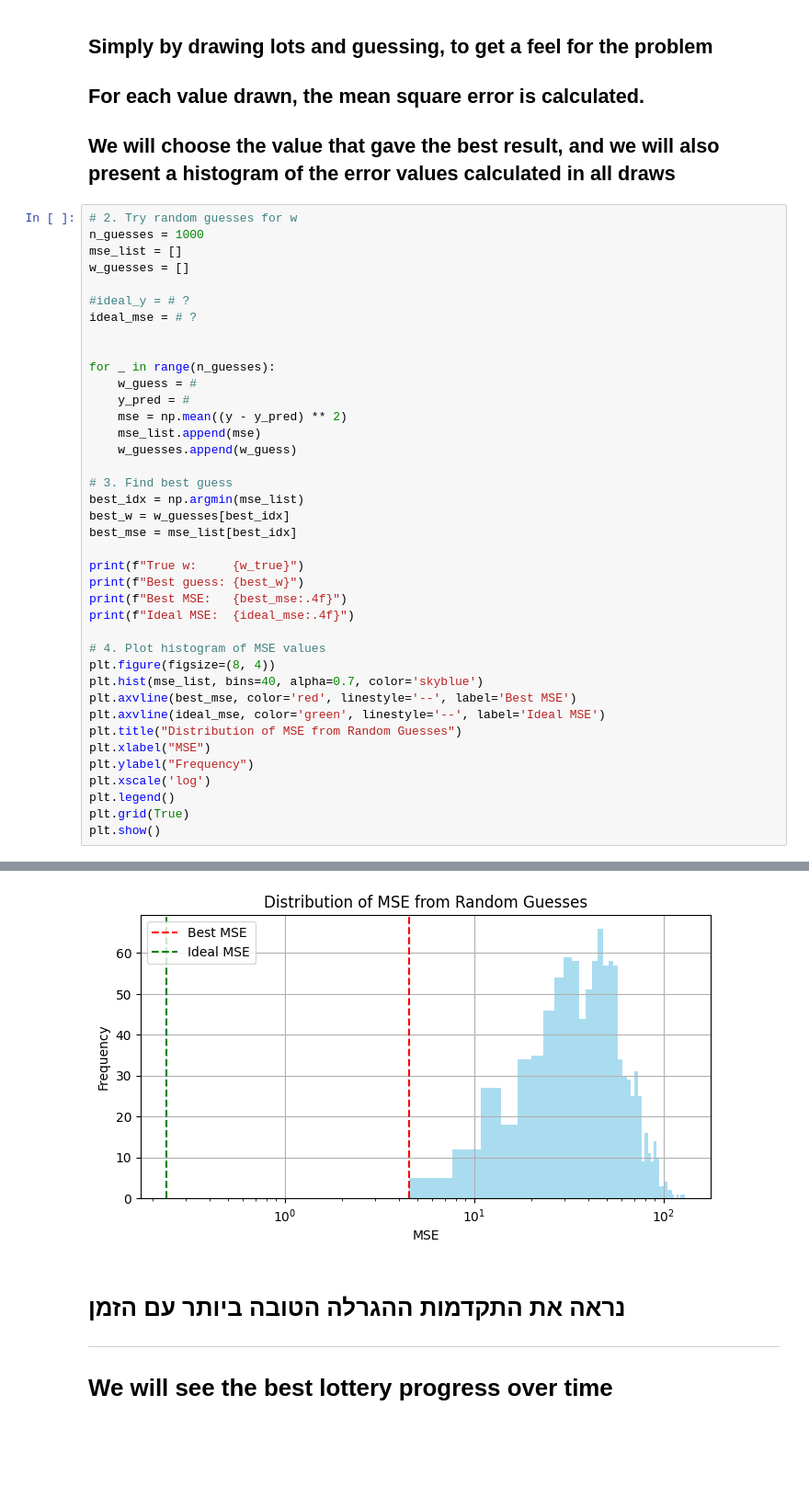
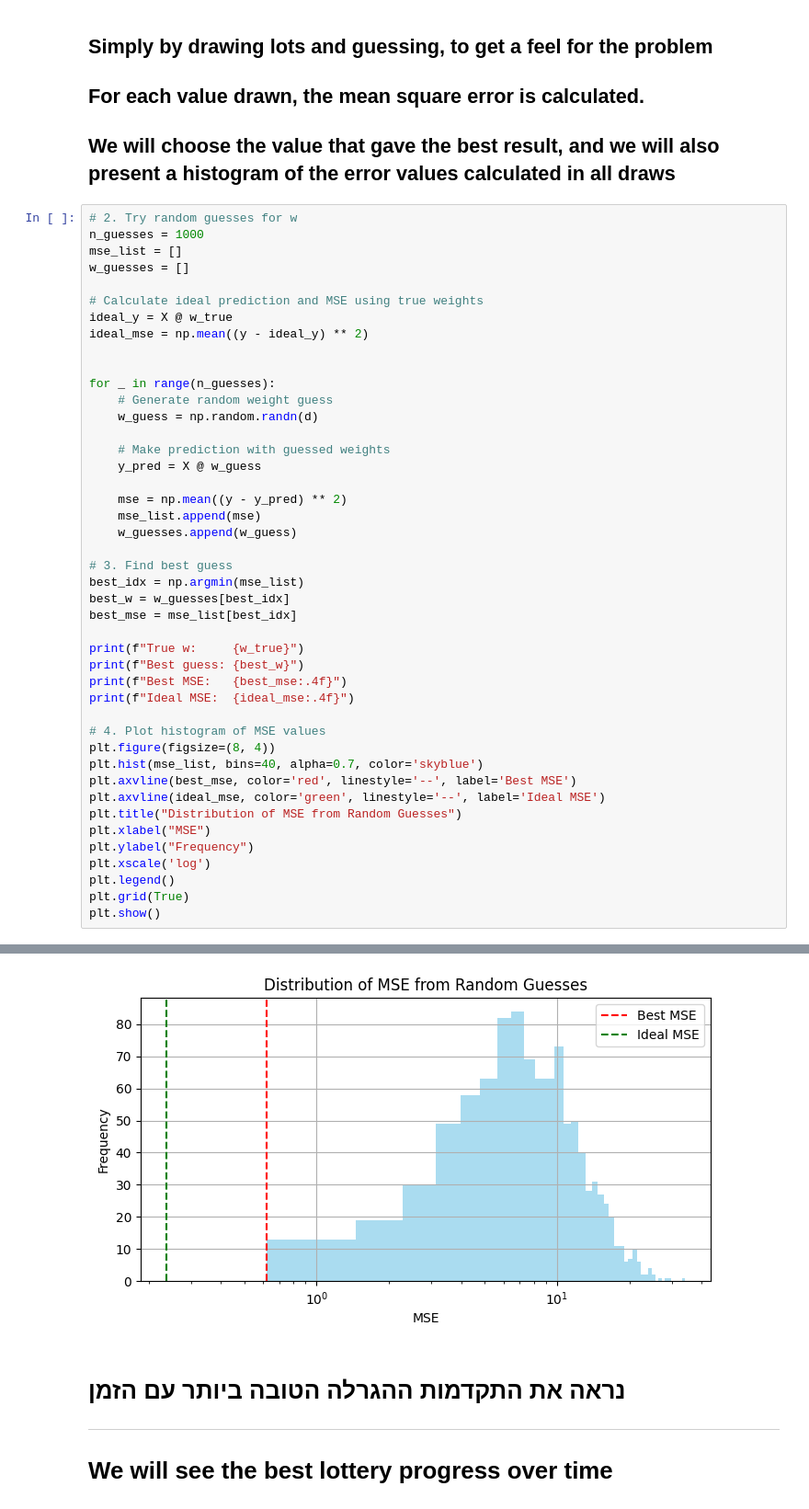
Before and after one commit to InSuperposition/data_science_container, a Jupyter notebook: notebook/exercise_3/derivatives_and_regression.ipynb, the cells around one changed output, grey strips where cells are left out. Shown at 92% size. Cells and saved outputs as stored; diff of their text form; blank space fills up the shorter version.

```diff
--- a/notebook/exercise_3/derivatives_and_regression.ipynb
+++ b/notebook/exercise_3/derivatives_and_regression.ipynb
@@ -354,13 +454,18 @@ n_guesses = 1000
 mse_list = []
 w_guesses = []
 
-#ideal_y = # ?
-ideal_mse = # ?
+# Calculate ideal prediction and MSE using true weights
+ideal_y = X @ w_true
+ideal_mse = np.mean((y - ideal_y) ** 2)
 
 
 for _ in range(n_guesses):
-    w_guess = #
-    y_pred = #
+    # Generate random weight guess
+    w_guess = np.random.randn(d)
+
+    # Make prediction with guessed weights
+    y_pred = X @ w_guess
+
     mse = np.mean((y - y_pred) ** 2)
     mse_list.append(mse)
     w_guesses.append(w_guess)
@@ -394,5 +499,5 @@ Best MSE:   4.5556
 Ideal MSE:  0.2373
-[figure, old version]
+[figure, new version]
 # %% [markdown]
 # נראה את התקדמות ההגרלה הטובה ביותר עם הזמן
 
```
Also changed, not shown: parts of 12 cells of this notebook.
